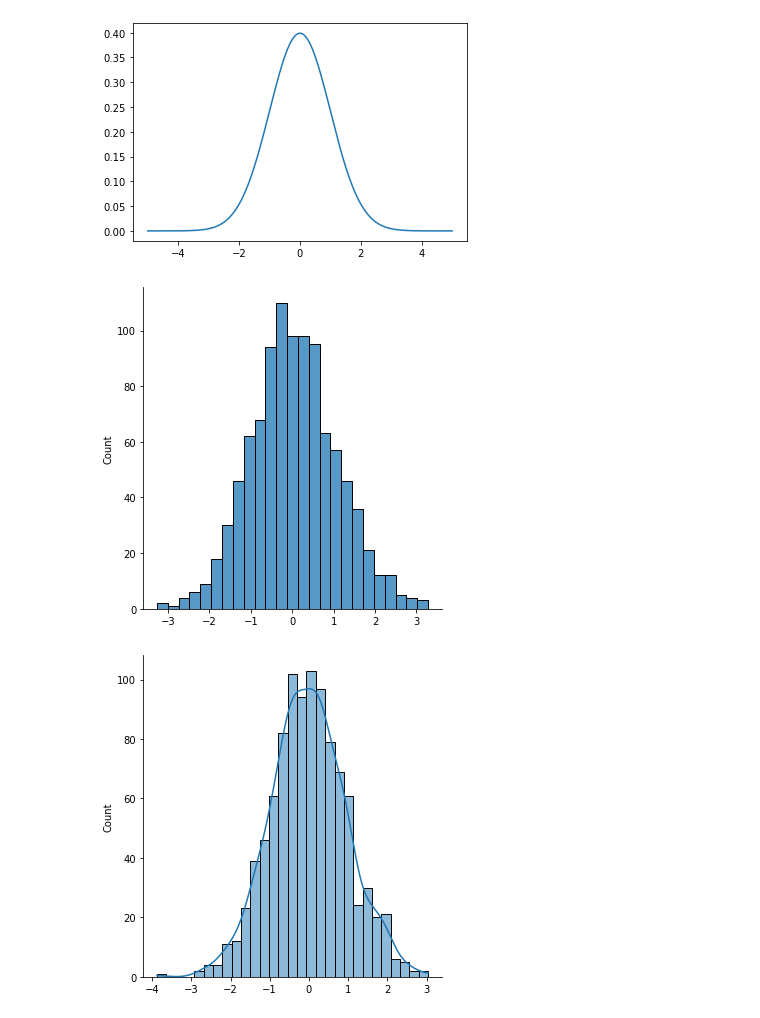
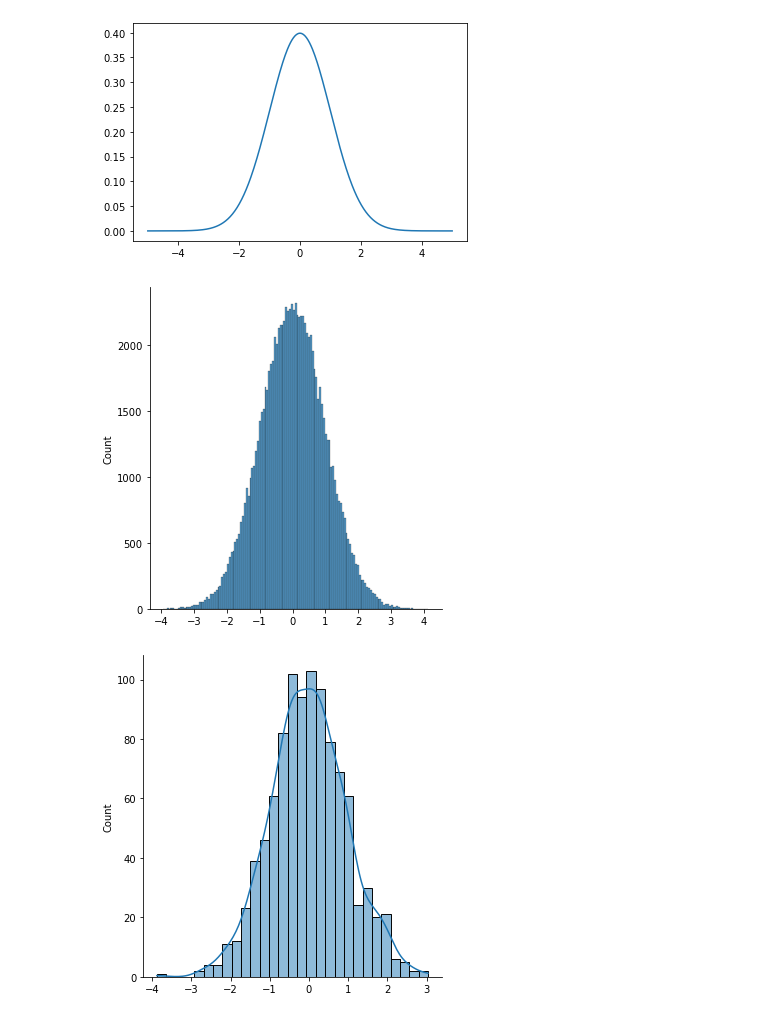
Before and after one commit to dehscardoso/lets-boti, a Jupyter notebook: 04 Estatística I/Aulas 4 e 5 - Modelos probabilísticos.ipynb, the cells around one changed output. Saved outputs shown, nothing was run; the diff lists cells and outputs as text; code cells hidden in the pictures.

```diff
--- a/04 Estatística I/Aula 4 - Modelos probabilísticos.ipynb
+++ b/04 Estatística I/Aulas 4 e 5 - Modelos probabilísticos.ipynb
@@ -526,13 +565,13 @@ plt.show()
 # %%
 # utilizando o seaborn
 
-N = 1000 #número de pontos a serem escolhidos aleatoriamente
+N = 100000 #número de pontos a serem escolhidos aleatoriamente
 amostra_normal = np.random.normal(0, 1, N)
 
 sns.displot(amostra_normal)#, kde=True)
 plt.show()
 # %% [output]
-[figure, old version]
+[figure, new version]
 # %%
 N = 1000
 amostra_normal = np.random.normal(0, 1, N)
```
Also changed, not shown: parts of 47 cells of this notebook, 11 other files.
